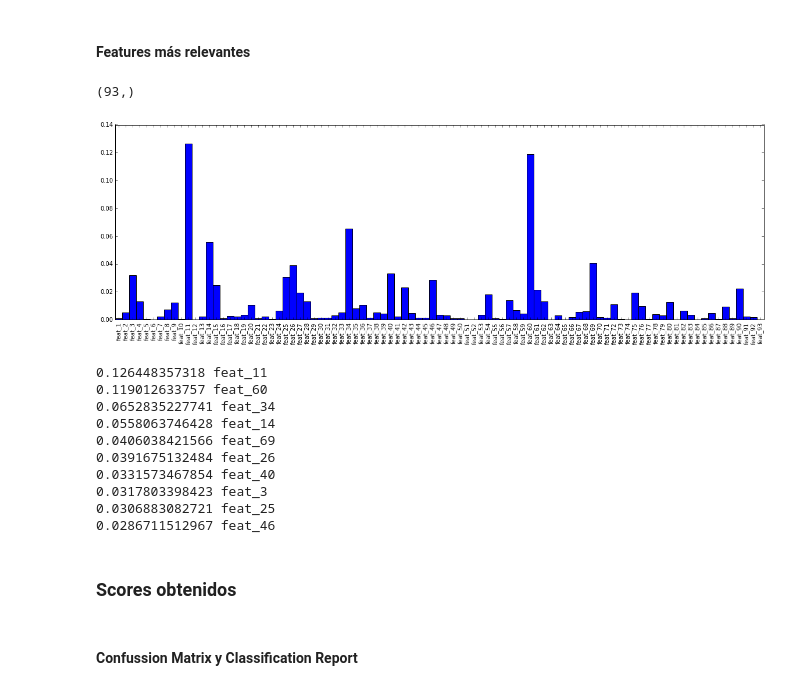
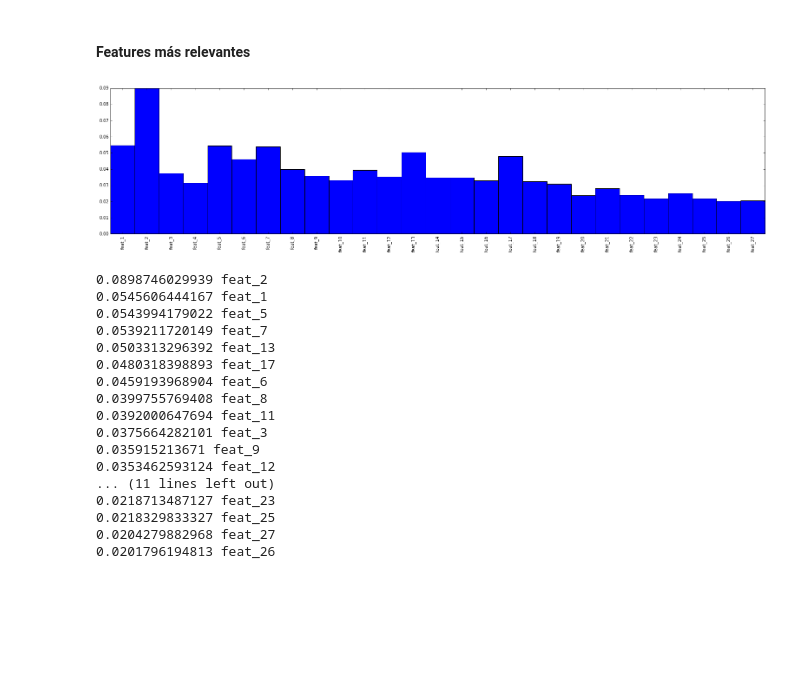
Before and after one commit to Pazitos10/DSS, a Jupyter notebook: tp_final/tp_final.ipynb, the cells around one changed output. Saved outputs shown, nothing was run; the diff lists cells and outputs as text; code cells hidden in the pictures; blank space fills up the shorter version.

```diff
--- a/tp_final/tp_final.ipynb
+++ b/tp_final/tp_final.ipynb
@@ -60,33 +131,48 @@ y_pred = clf.predict(X_test)
 # %% [markdown]
 #### Features más relevantes
 # %%
-importances = clf.feature_importances_
+from sklearn import decomposition
 
-text = map(lambda i: df.columns[1:-1][i], range(93))
-plt.figure(figsize=(20, 6))
-print importances[::-1].shape
-plt.bar(range(93),height=importances,  width=1.)
-plt.xticks(np.arange(0.5, 93, 1.), text, rotation=90)
-plt.xlim((0, 93))
+n_components = 27 #con 27 componentes explicamos el 80% de la variabilidad
+pca = decomposition.PCA(n_components=n_components)
+pca.fit(X)
+X_pca = pca.transform(X)
+
+
+X_train, X_test, y_train, y_test = train_test_split(X_pca, y_encoded, test_size=0.25)
+
+etc_3 = ExtraTreesClassifier(max_features=0.42, n_estimators=400, n_jobs=2)
+etc_3.fit(X_train, y_train)
+y_pred_etc_3 = etc_3.predict(X_test)
+
+importances = etc_3.feature_importances_
+
+text = map(lambda i: df.columns[1:-1][i], range(n_components))
+plt.figure(figsize=(n_components, 6))
+plt.bar(range(n_components), height=importances,  width=1.)
+plt.xticks(np.arange(0.5, n_components, 1.), text, rotation=90)
+plt.xlim((0, n_components))
 plt.show()
-# Top 10
+
 indices = np.argsort(importances)[::-1]
-for i in range(10):
+for i in range(n_components):
     print importances[indices[i]], df.columns[1:-1][indices[i]]
 # %% [output]
+[figure, new version]
-(93,)
+0.0898746029939 feat_2
+0.0545606444167 feat_1
+0.0543994179022 feat_5
+0.0539211720149 feat_7
+0.0503313296392 feat_13
+0.0480318398893 feat_17
+0.0459193968904 feat_6
+0.0399755769408 feat_8
+0.0392000647694 feat_11
+0.0375664282101 feat_3
+0.035915213671 feat_9
+0.0353462593124 feat_12
+... (11 lines left out)
+0.0218713487127 feat_23
+0.0218329833327 feat_25
+0.0204279882968 feat_27
+0.0201796194813 feat_26
-[figure, old version]
-0.126448357318 feat_11
-0.119012633757 feat_60
-0.0652835227741 feat_34
-0.0558063746428 feat_14
-0.0406038421566 feat_69
-0.0391675132484 feat_26
-0.0331573467854 feat_40
-0.0317803398423 feat_3
-0.0306883082721 feat_25
-0.0286711512967 feat_46
-# %% [markdown]
-### Scores obtenidos
-# %% [markdown]
-#### Confussion Matrix y Classification Report
```
Also changed, not shown: parts of 21 cells of this notebook.
